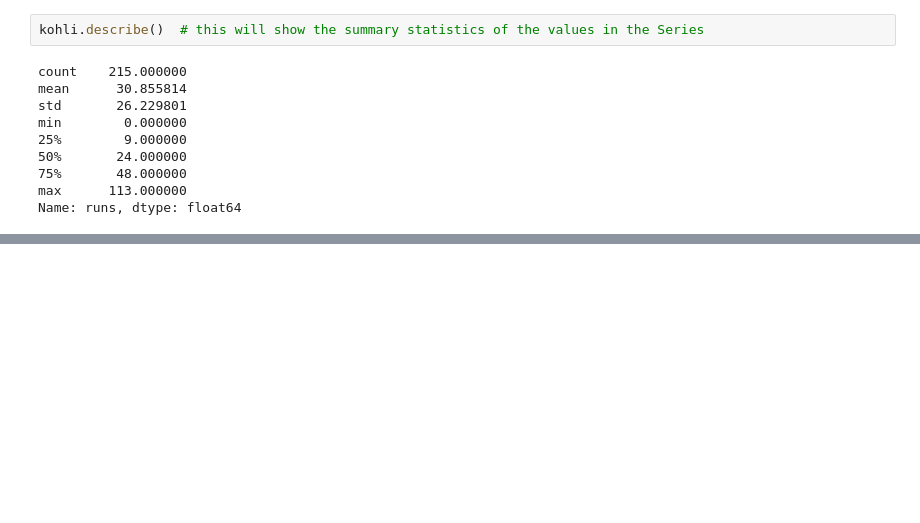
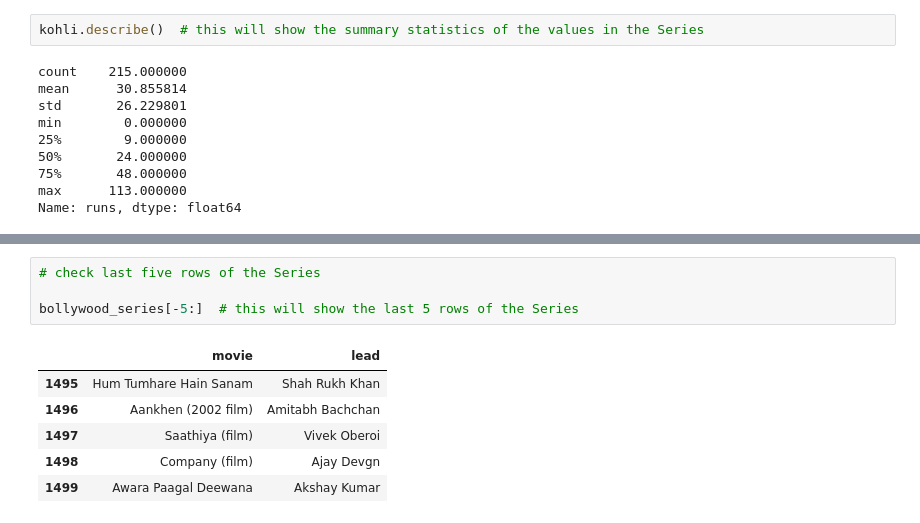
Before and after one commit to arsal3646/Python_Projects, a Jupyter notebook: CampusX_Data_Science_Course/016_Pandas_Series.ipynb, the cells around one changed output, grey strips where cells are left out. Drawn from its saved outputs; the diff is of its cells as text; blank space fills up the shorter version.

Commit message:
Python functionalities used in Pandas Series

```diff
--- a/CampusX_Data_Science_Course/016_Pandas_Series.ipynb
+++ b/CampusX_Data_Science_Course/016_Pandas_Series.ipynb
@@ -579,0 +604,11 @@ Name: runs, dtype: float64
+# %%
+# check last five rows of the Series
+
+bollywood_series[-5:]  # this will show the last 5 rows of the Series
+# %% [output]
+|  | movie | lead |
+| 1495 | Hum Tumhare Hain Sanam | Shah Rukh Khan |
+| 1496 | Aankhen (2002 film) | Amitabh Bachchan |
+| 1497 | Saathiya (film) | Vivek Oberoi |
+| 1498 | Company (film) | Ajay Devgn |
+| 1499 | Awara Paagal Deewana | Akshay Kumar |
```
Also changed, not shown: parts of 12 cells of this notebook.
